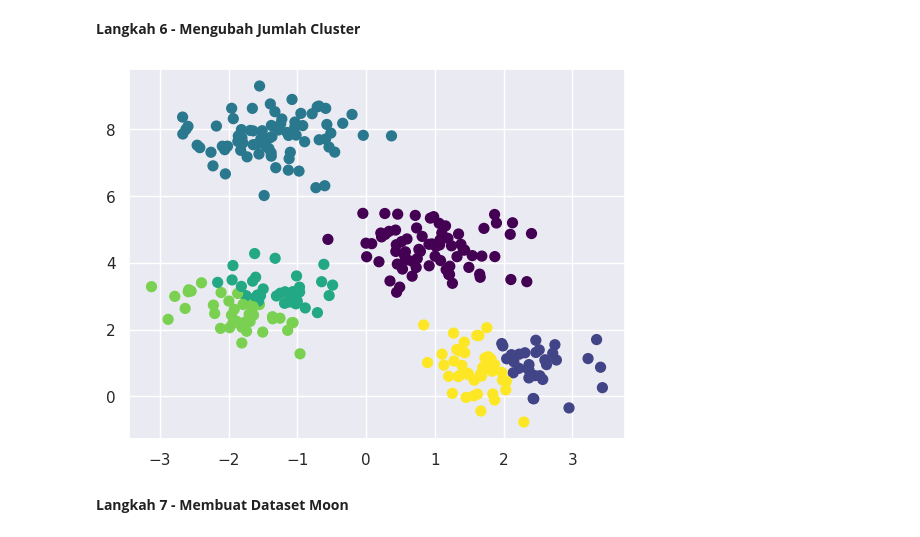
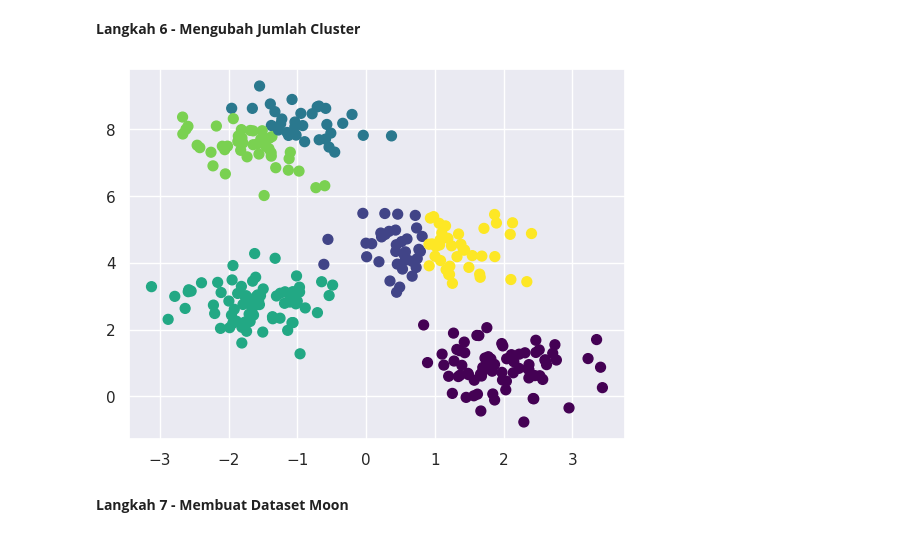
Before and after one commit to nurilhuda05/Pembelajaran_Mesin_2026, a Jupyter notebook: TG4_244107020004_Muhammad_Nuril_Huda.ipynb, the cells around one changed output. Cells and saved outputs as stored; diff of their text form; code cells hidden in the pictures.

```diff
--- a/TG4_244107020004_Muhammad_Nuril_Huda.ipynb
+++ b/TG4_244107020004_Muhammad_Nuril_Huda.ipynb
@@ -193,10 +203,10 @@ plt.scatter(X[:, 0], X[:, 1], c=labels,s=50, cmap='viridis');
 # %% [markdown]
 **Langkah 6 - Mengubah Jumlah Cluster**
 # %%
-labels = KMeans(6, random_state=0).fit_predict(X)
+labels = KMeans(6,n_init=10, random_state=80).fit_predict(X)
 plt.scatter(X[:, 0], X[:, 1], c=labels, s=50, cmap='viridis');
 # %% [output]
-[figure, old version]
+[figure, new version]
 # %% [markdown]
 **Langkah 7 - Membuat Dataset Moon**
 # %%
```
Also changed, not shown: parts of 12 cells of this notebook.
